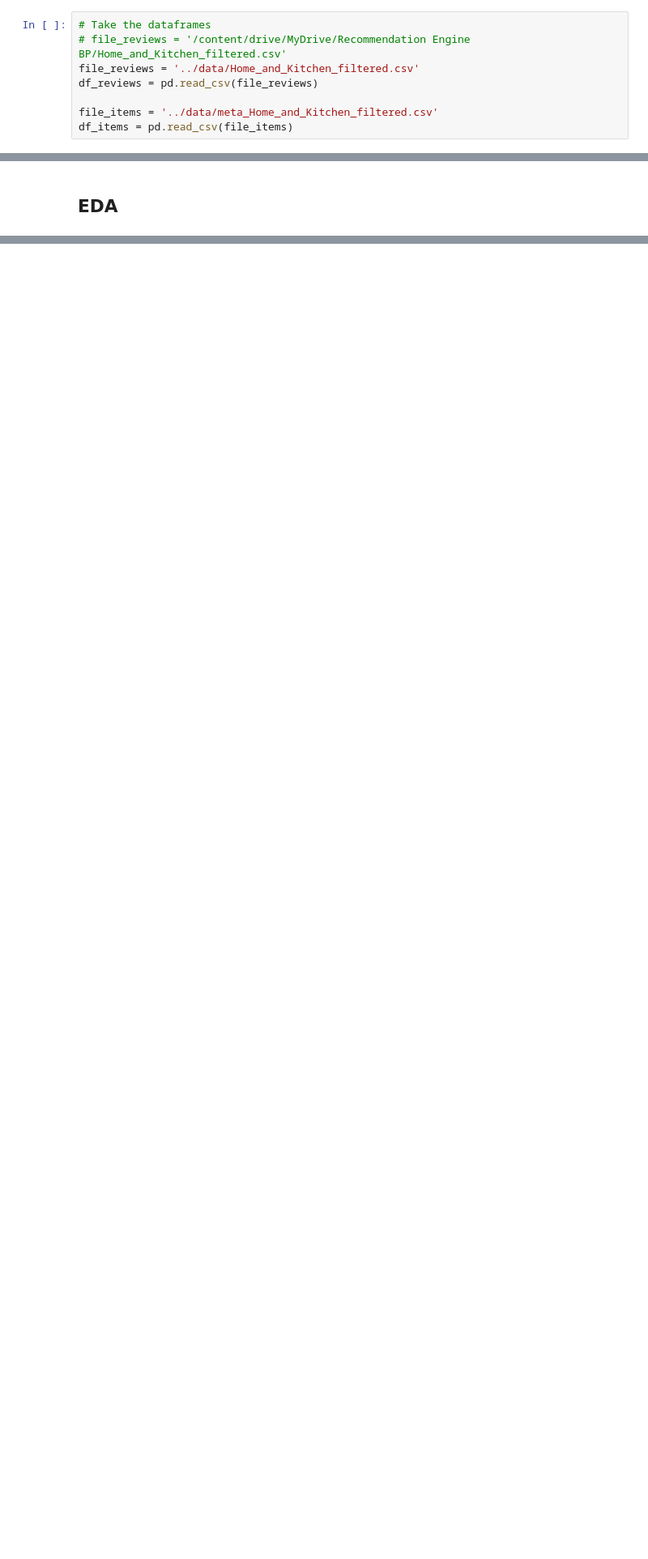
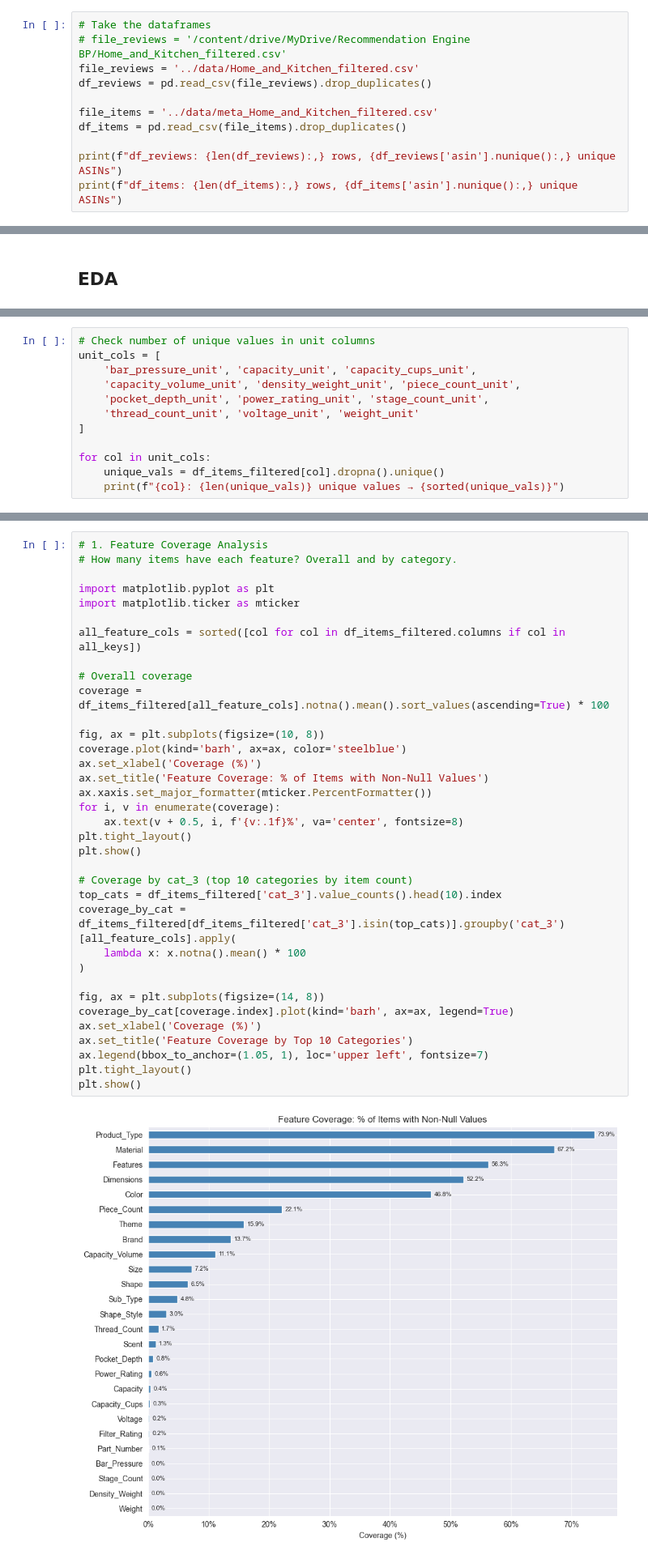
Before and after one commit to flamesmith/RecSystem, a Jupyter notebook: notebooks/analyze_features.ipynb, the cells around one changed output, grey strips where cells are left out. Shown at 81% size. Drawn from its saved outputs; the diff is of its cells as text; blank space fills up the shorter version.

```diff
--- a/notebooks/analyze_features.ipynb
+++ b/notebooks/analyze_features.ipynb
@@ -30,10 +32,13 @@ pd.options.display.float_format = '{:.2f}'.format
 # Take the dataframes
 # file_reviews = '/content/drive/MyDrive/Recommendation Engine BP/Home_and_Kitchen_filtered.csv'
 file_reviews = '../data/Home_and_Kitchen_filtered.csv'
-df_reviews = pd.read_csv(file_reviews)
+df_reviews = pd.read_csv(file_reviews).drop_duplicates()
 
 file_items = '../data/meta_Home_and_Kitchen_filtered.csv'
-df_items = pd.read_csv(file_items)
+df_items = pd.read_csv(file_items).drop_duplicates()
+
+print(f"df_reviews: {len(df_reviews):,} rows, {df_reviews['asin'].nunique():,} unique ASINs")
+print(f"df_items: {len(df_items):,} rows, {df_items['asin'].nunique():,} unique ASINs")
 # %%
 # Merge reviews with items using left_join
 df_combined = df_reviews.merge(df_items, left_on='asin', right_on='asin', how = 'left')
@@ -690,0 +1046,12 @@ Accent Furniture (4,859 items)
+# %%
+# Check number of unique values in unit columns
+unit_cols = [
+    'bar_pressure_unit', 'capacity_unit', 'capacity_cups_unit',
+    'capacity_volume_unit', 'density_weight_unit', 'piece_count_unit',
+    'pocket_depth_unit', 'power_rating_unit', 'stage_count_unit',
+    'thread_count_unit', 'voltage_unit', 'weight_unit'
+]
+
+for col in unit_cols:
+    unique_vals = df_items_filtered[col].dropna().unique()
+    print(f"{col}: {len(unique_vals)} unique values → {sorted(unique_vals)}")
@@ -690,0 +1060,37 @@ Accent Furniture (4,859 items)
+# %%
+# 1. Feature Coverage Analysis
+# How many items have each feature? Overall and by category.
+
+import matplotlib.pyplot as plt
+import matplotlib.ticker as mticker
+
+all_feature_cols = sorted([col for col in df_items_filtered.columns if col in all_keys])
+
+# Overall coverage
+coverage = df_items_filtered[all_feature_cols].notna().mean().sort_values(ascending=True) * 100
+
+fig, ax = plt.subplots(figsize=(10, 8))
+coverage.plot(kind='barh', ax=ax, color='steelblue')
+ax.set_xlabel('Coverage (%)')
+ax.set_title('Feature Coverage: % of Items with Non-Null Values')
+ax.xaxis.set_major_formatter(mticker.PercentFormatter())
+for i, v in enumerate(coverage):
+    ax.text(v + 0.5, i, f'{v:.1f}%', va='center', fontsize=8)
+plt.tight_layout()
+plt.show()
+
+# Coverage by cat_3 (top 10 categories by item count)
+top_cats = df_items_filtered['cat_3'].value_counts().head(10).index
+coverage_by_cat = df_items_filtered[df_items_filtered['cat_3'].isin(top_cats)].groupby('cat_3')[all_feature_cols].apply(
+    lambda x: x.notna().mean() * 100
+)
+
+fig, ax = plt.subplots(figsize=(14, 8))
+coverage_by_cat[coverage.index].plot(kind='barh', ax=ax, legend=True)
+ax.set_xlabel('Coverage (%)')
+ax.set_title('Feature Coverage by Top 10 Categories')
+ax.legend(bbox_to_anchor=(1.05, 1), loc='upper left', fontsize=7)
+plt.tight_layout()
+plt.show()
+# %% [output]
+[figure, added]
```
Also changed, not shown: parts of 96 cells of this notebook, 1 other file.
